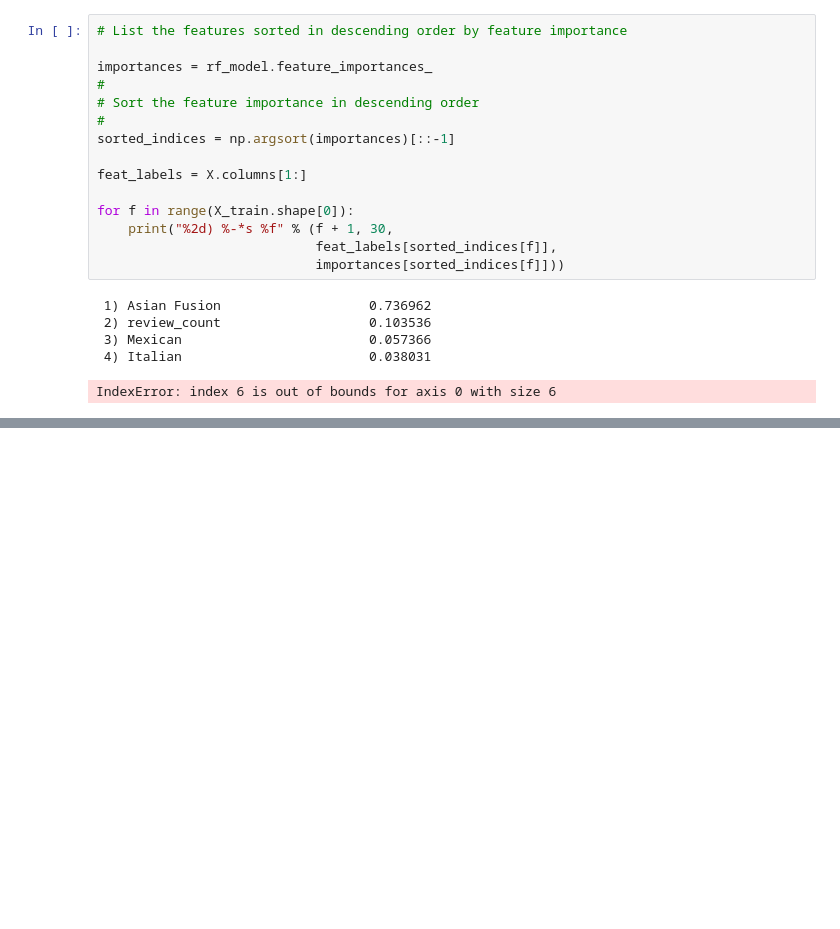
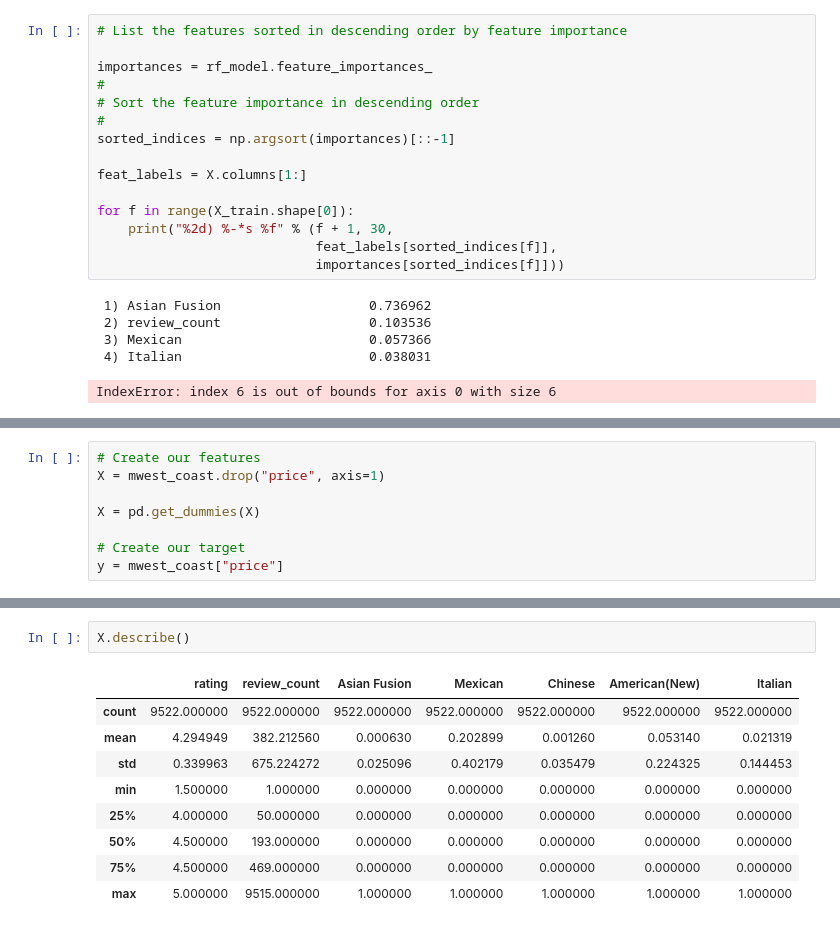
Before and after one commit to erikajwolf/Yelp_Metro_US_Analysis, a Jupyter notebook: Yelp_Ensemble_Combined.ipynb, the cells around one changed output, grey strips where cells are left out. Saved outputs shown, nothing was run; the diff lists cells and outputs as text; blank space fills up the shorter version.

```diff
--- a/Yelp_Ensemble_Combined.ipynb
+++ b/Yelp_Ensemble_Combined.ipynb
@@ -621,0 +644,8 @@ IndexError: index 6 is out of bounds for axis 0 with size 6
+# %%
+# Create our features
+X = mwest_coast.drop("price", axis=1)
+
+X = pd.get_dummies(X)
+
+# Create our target
+y = mwest_coast["price"]
@@ -621,0 +664,12 @@ IndexError: index 6 is out of bounds for axis 0 with size 6
+# %%
+X.describe()
+# %% [output]
+|  | rating | review_count | Asian Fusion | Mexican | Chinese | American(New) | Italian |
+| count | 9522.000000 | 9522.000000 | 9522.000000 | 9522.000000 | 9522.000000 | 9522.000000 | 9522.000000 |
+| mean | 4.294949 | 382.212560 | 0.000630 | 0.202899 | 0.001260 | 0.053140 | 0.021319 |
+| std | 0.339963 | 675.224272 | 0.025096 | 0.402179 | 0.035479 | 0.224325 | 0.144453 |
+| min | 1.500000 | 1.000000 | 0.000000 | 0.000000 | 0.000000 | 0.000000 | 0.000000 |
+| 25% | 4.000000 | 50.000000 | 0.000000 | 0.000000 | 0.000000 | 0.000000 | 0.000000 |
+| 50% | 4.500000 | 193.000000 | 0.000000 | 0.000000 | 0.000000 | 0.000000 | 0.000000 |
+| 75% | 4.500000 | 469.000000 | 0.000000 | 0.000000 | 0.000000 | 0.000000 | 0.000000 |
+| max | 5.000000 | 9515.000000 | 1.000000 | 1.000000 | 1.000000 | 1.000000 | 1.000000 |
```
Also changed, not shown: parts of 10 cells of this notebook.
